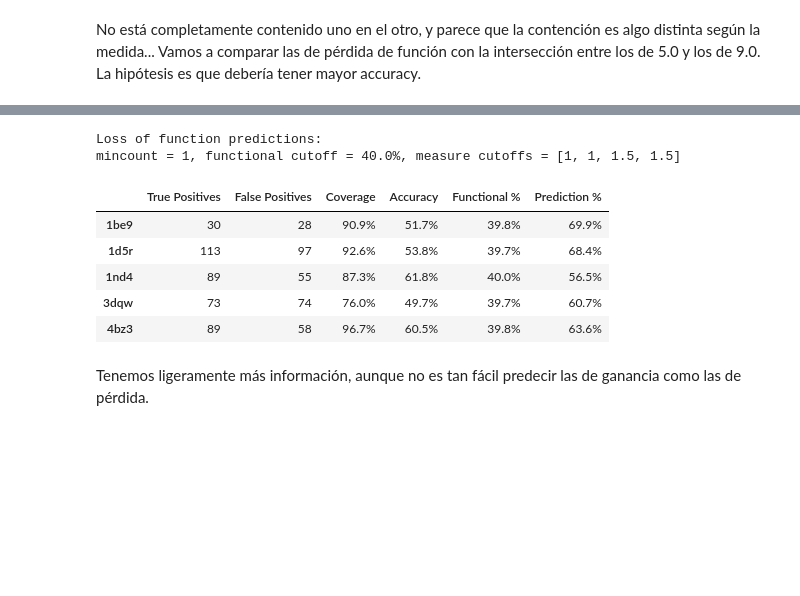
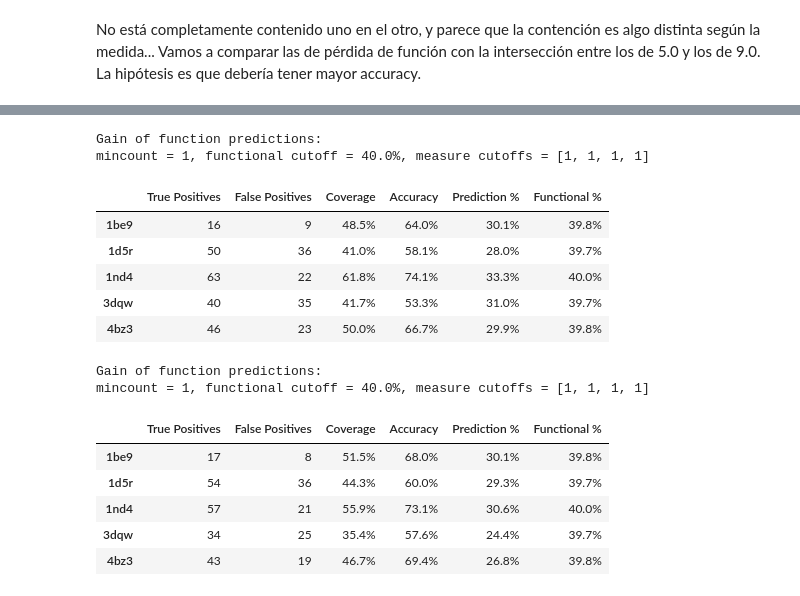
Before and after one commit to CrisSotomayor/perturbation-networks-get-data, a Jupyter notebook: data2.ipynb, the cells around one changed output, grey strips where cells are left out. Drawn from its saved outputs; the diff is of its cells as text; code cells hidden in the pictures; blank space fills up the shorter version.

```diff
--- a/data2.ipynb
+++ b/data2.ipynb
@@ -224,0 +221,20 @@ We compare this predictions to different cutoffs of functional data, considering
+# %%
+def GraphDistribution(data):
+    """Create histograms of mean data."""
+    fig = plt.figure(figsize=(18,3))
+    for i, protein in enumerate(proteins):
+        mean = list(data[protein].mean())
+        ax = fig.add_subplot(1, 5, i+1)
+        ax.set_facecolor('xkcd:white')
+        ax.set_xlim([-3,3])
+        plt.hist(mean, 15)
+        plt.title(f'Protein = {protein}')
+    plt.show()
+    return
+# %%
+# Histograms showing average values for standardized perturbation network data by measure
+for measure in measures:
+    threshold = 3.8 if measure == 'distance' else 5.0
+    print(f'Measure = {measure}')
+    data = {protein:Standardize(protein, threshold, measure) for protein in proteins}
+    GraphDistribution(data)
@@ -761,7 +810,7 @@ def ComparePredictionsGain3(functional_cutoff, network_mincount, measure_cutoffs
                            funct_method='percentage', data=all_positives, thresh=5.0):
     """ComparePredictionsGain using complement of loss predictions. """
     predict = pd.DataFrame(index=proteins, columns=['True Positives', 'False Positives', 'Coverage', 'Accuracy',
-                                                          'Functional %', 'Prediction %'])
+                                                          'Prediction %', 'Functional %'])
     for protein in proteins:
         network_extremes_loss = GetNetworkExtremes(protein, network_mincount, measure_cutoffs, thresh=thresh)
         total_positions = data[protein].columns
@@ -823,13 +872,20 @@ mincount = 4, functional cutoff = 40.0%, measure cutoffs = [1, 1, 1.5, 1.5]
 # %%
-ComparePredictionsLoss(0.4, 1,measure_cutoffs=[1,1,1.5,1.5])
+ComparePredictionsGain3(0.4, 1,measure_cutoffs=[1,1,1,1])
+ComparePredictionsGain3(0.4, 1,measure_cutoffs=[1,1,1,1], thresh=9.0)
 # %% [output]
-Loss of function predictions:
-mincount = 1, functional cutoff = 40.0%, measure cutoffs = [1, 1, 1.5, 1.5]
+Gain of function predictions:
+mincount = 1, functional cutoff = 40.0%, measure cutoffs = [1, 1, 1, 1]
-|  | True Positives | False Positives | Coverage | Accuracy | Functional % | Prediction % |
-| 1be9 | 30 | 28 | 90.9% | 51.7% | 39.8% | 69.9% |
-| 1d5r | 113 | 97 | 92.6% | 53.8% | 39.7% | 68.4% |
-| 1nd4 | 89 | 55 | 87.3% | 61.8% | 40.0% | 56.5% |
-| 3dqw | 73 | 74 | 76.0% | 49.7% | 39.7% | 60.7% |
-| 4bz3 | 89 | 58 | 96.7% | 60.5% | 39.8% | 63.6% |
+|  | True Positives | False Positives | Coverage | Accuracy | Prediction % | Functional % |
+| 1be9 | 16 | 9 | 48.5% | 64.0% | 30.1% | 39.8% |
+| 1d5r | 50 | 36 | 41.0% | 58.1% | 28.0% | 39.7% |
+| 1nd4 | 63 | 22 | 61.8% | 74.1% | 33.3% | 40.0% |
+| 3dqw | 40 | 35 | 41.7% | 53.3% | 31.0% | 39.7% |
+| 4bz3 | 46 | 23 | 50.0% | 66.7% | 29.9% | 39.8% |
+Gain of function predictions:
+mincount = 1, functional cutoff = 40.0%, measure cutoffs = [1, 1, 1, 1]
+|  | True Positives | False Positives | Coverage | Accuracy | Prediction % | Functional % |
+| 1be9 | 17 | 8 | 51.5% | 68.0% | 30.1% | 39.8% |
+| 1d5r | 54 | 36 | 44.3% | 60.0% | 29.3% | 39.7% |
+| 1nd4 | 57 | 21 | 55.9% | 73.1% | 30.6% | 40.0% |
+| 3dqw | 34 | 25 | 35.4% | 57.6% | 24.4% | 39.7% |
+| 4bz3 | 43 | 19 | 46.7% | 69.4% | 26.8% | 39.8% |
-# %% [markdown]
-Tenemos ligeramente más información, aunque no es tan fácil predecir las de ganancia como las de pérdida.
```
Also changed, not shown: parts of 28 cells of this notebook.
